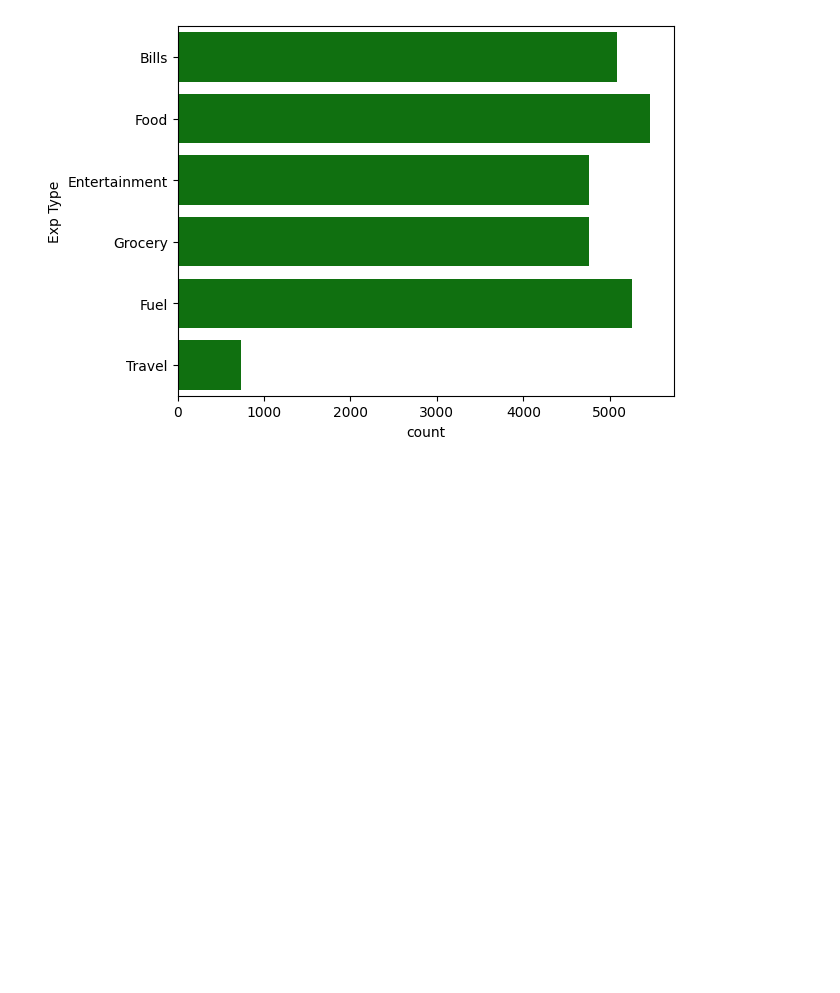
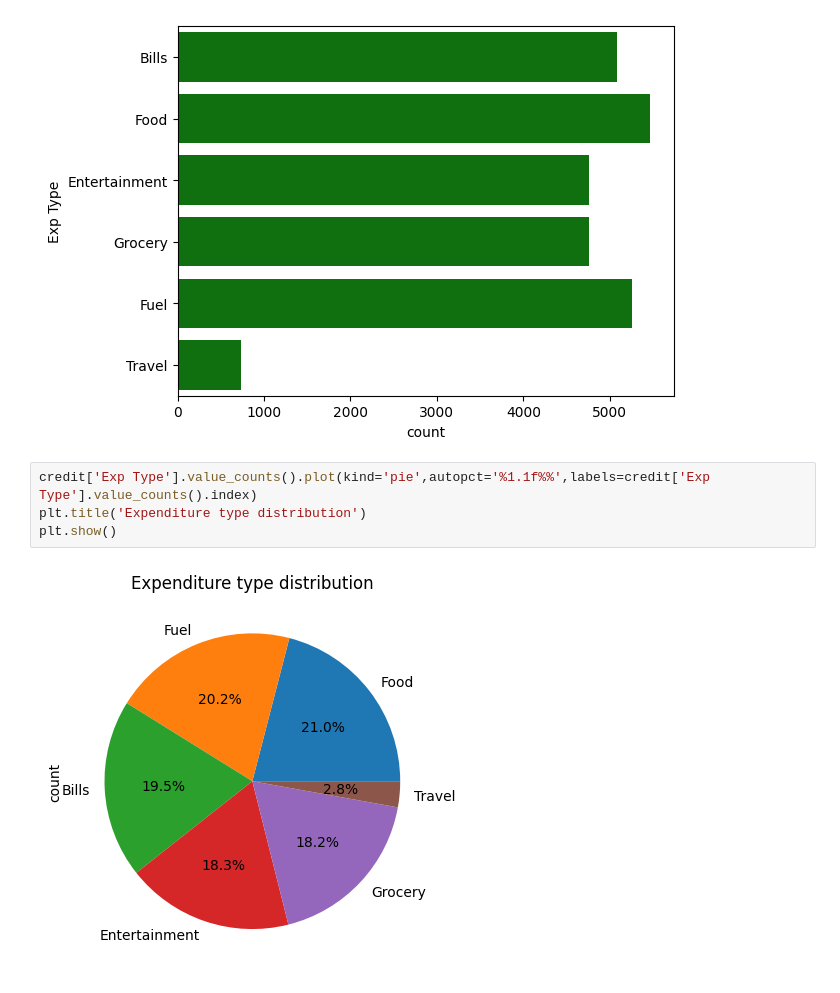
Before and after one commit to ankitg-02/Credit-Card-Transaction-Analysis, a Jupyter notebook: Credit_Card.ipynb, the cells around one changed output. Cells and saved outputs as stored; diff of their text form; blank space fills up the shorter version.

```diff
--- a/Credit_Card.ipynb
+++ b/Credit_Card.ipynb
@@ -138,3 +168,9 @@ sns.countplot(credit['Exp Type'],color='green')
 plt.show()
 # %% [output]
 [figure]
+# %%
+credit['Exp Type'].value_counts().plot(kind='pie',autopct='%1.1f%%',labels=credit['Exp Type'].value_counts().index)
+plt.title('Expenditure type distribution')
+plt.show()
+# %% [output]
+[figure, added]
```
Also changed, not shown: parts of 5 cells of this notebook.
